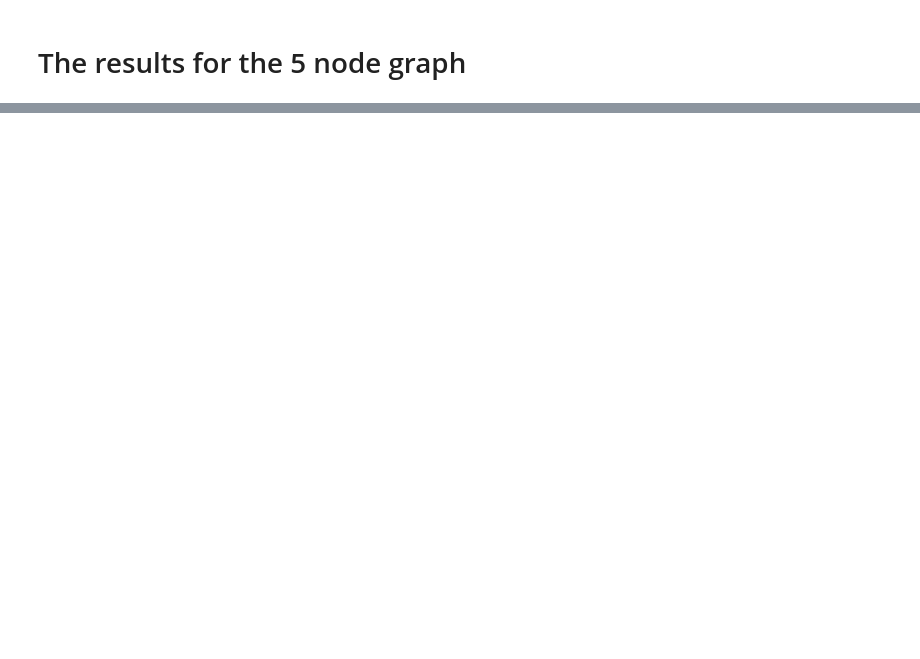
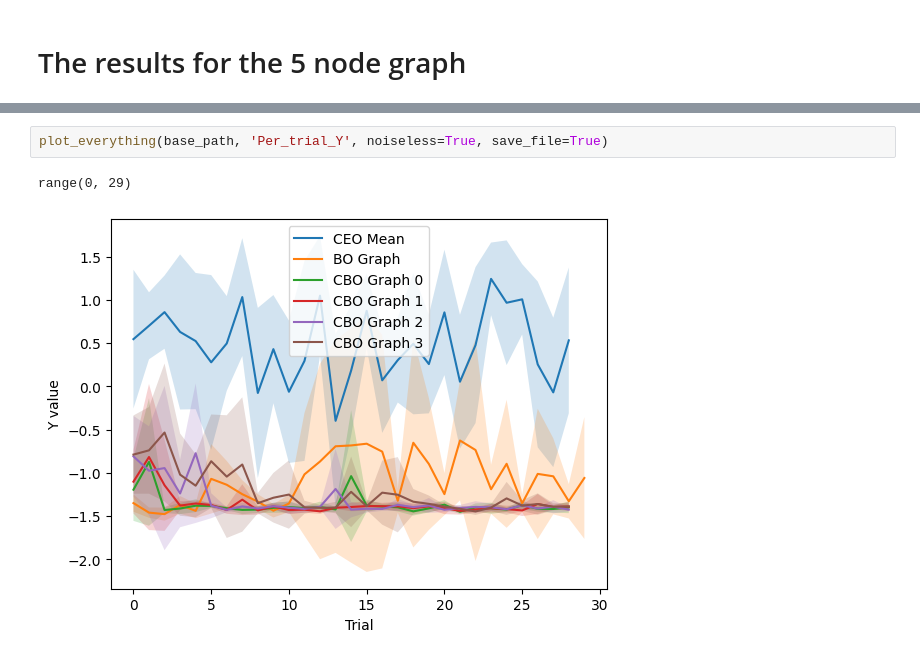
Before and after one commit to FearTheDeer9/AmortizedBayesianOptimization, a Jupyter notebook: results/graph5_results_notebook.ipynb, the cells around one changed output, grey strips where cells are left out. Drawn from its saved outputs; the diff is of its cells as text; blank space fills up the shorter version.

```diff
--- a/results/graph5_results_notebook.ipynb
+++ b/results/graph5_results_notebook.ipynb
@@ -109,0 +118,5 @@ dict_keys(['Best_Y', 'Per_trial_Y', 'Cost'])
+# %%
+plot_everything(base_path, 'Per_trial_Y', noiseless=True, save_file=True)
+# %% [output]
+range(0, 29)
+[figure, added]
```
Also changed, not shown: parts of 5 cells of this notebook, 10 other files.
